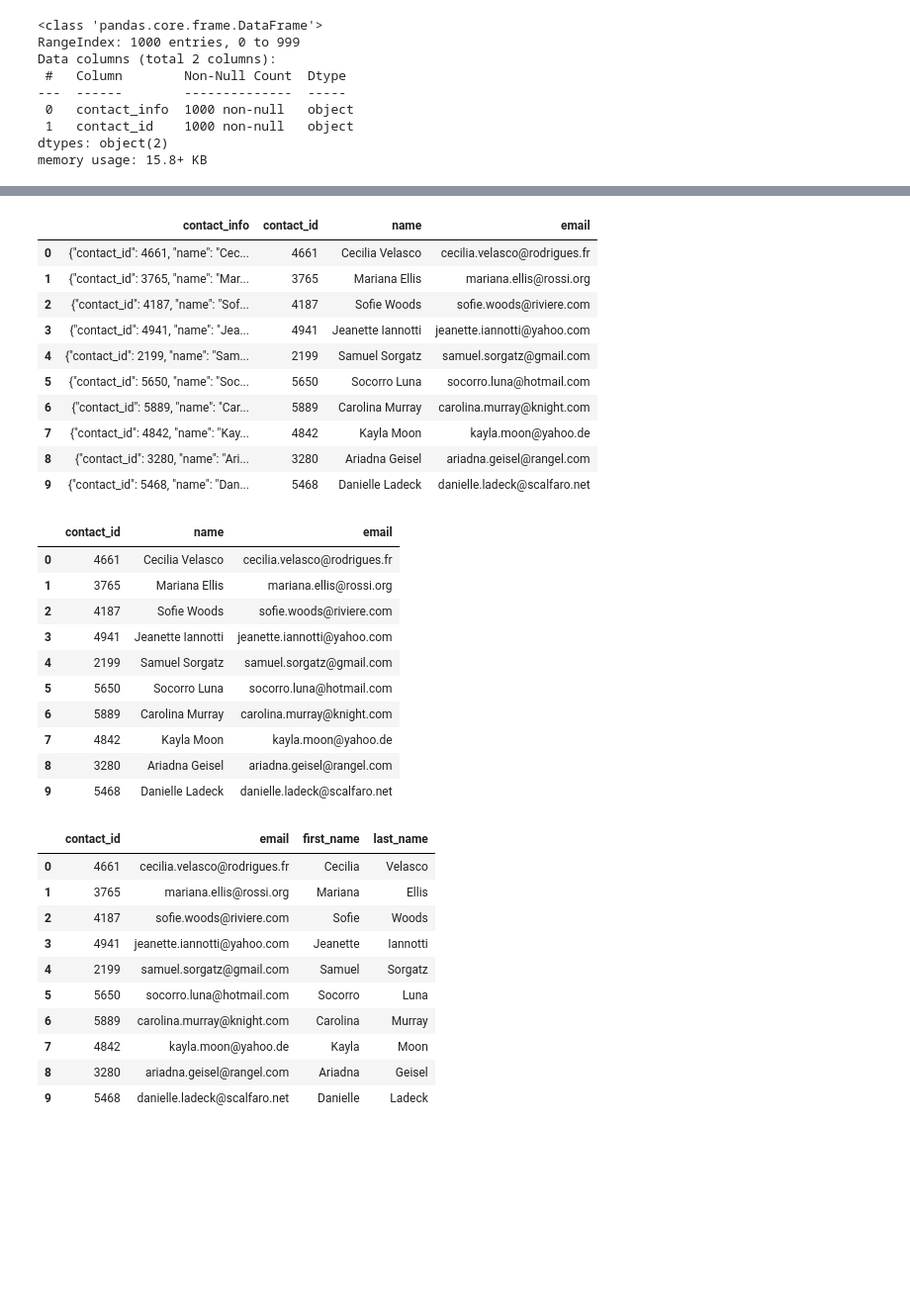
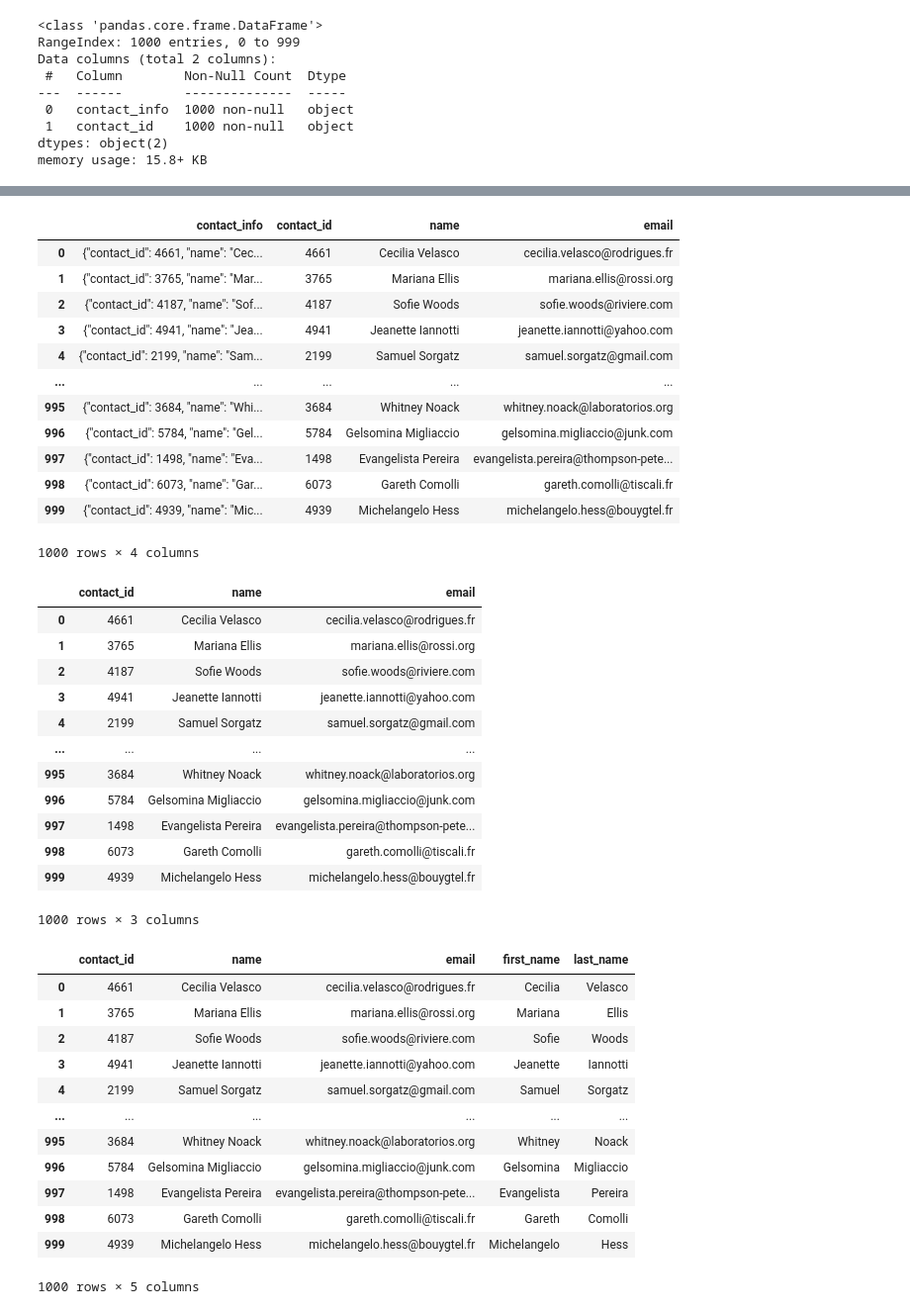
Before and after one commit to andrew-voortman/Crowdfunding_ETL, a Jupyter notebook: Project_Files/ETL_Mini_AVoortman_ABaynard.ipynb, the cells around one changed output, grey strips where cells are left out. Shown at 99% size. Cells and saved outputs as stored; diff of their text form; code cells hidden in the pictures; blank space fills up the shorter version.

```diff
--- a/Project_Files/ETL_Mini_AVoortman_ABaynard.ipynb
+++ b/Project_Files/ETL_Mini_AVoortman_ABaynard.ipynb
@@ -524,4 +524,6 @@ dtypes: object(2)
 memory usage: 15.8+ KB
 # %%
 # Convert the "contact_id" column to an int64 data type.
+contact_info_df_copy['contact_id'] = contact_info_df_copy['contact_id'].astype('int64')
+contact_info_df_copy
 # %% [output]
@@ -537,5 +555,8 @@ memory usage: 15.8+ KB
 # %%
 # Extract the name of the contact and add it to a new column.
+p = r'"name": "(.*?)"'
+contact_info_df_copy['name'] = contact_info_df_copy['contact_info'].str.extract(p)
+contact_info_df_copy
 # %% [output]
 |  | contact_info | contact_id | name |
 | 0 | {"contact_id": 4661, "name": "Cec... | 4661 | Cecilia Velasco |
@@ -551,5 +574,8 @@ memory usage: 15.8+ KB
 # %%
 # Extract the email from the contacts and add the values to a new column.
+p = r'"email": "(.*?)"'
+contact_info_df_copy['email'] = contact_info_df_copy['contact_info'].str.extract(p)
+contact_info_df_copy
 # %% [output]
 |  | contact_info | contact_id | name | email |
 | 0 | {"contact_id": 4661, "name": "Cec... | 4661 | Cecilia Velasco | cecilia.velasco@rodrigues.fr |
@@ -557,13 +583,17 @@ memory usage: 15.8+ KB
 | 2 | {"contact_id": 4187, "name": "Sof... | 4187 | Sofie Woods | sofie.woods@riviere.com |
 | 3 | {"contact_id": 4941, "name": "Jea... | 4941 | Jeanette Iannotti | jeanette.iannotti@yahoo.com |
 | 4 | {"contact_id": 2199, "name": "Sam... | 2199 | Samuel Sorgatz | samuel.sorgatz@gmail.com |
-| 5 | {"contact_id": 5650, "name": "Soc... | 5650 | Socorro Luna | socorro.luna@hotmail.com |
-| 6 | {"contact_id": 5889, "name": "Car... | 5889 | Carolina Murray | carolina.murray@knight.com |
-| 7 | {"contact_id": 4842, "name": "Kay... | 4842 | Kayla Moon | kayla.moon@yahoo.de |
-| 8 | {"contact_id": 3280, "name": "Ari... | 3280 | Ariadna Geisel | ariadna.geisel@rangel.com |
-| 9 | {"contact_id": 5468, "name": "Dan... | 5468 | Danielle Ladeck | danielle.ladeck@scalfaro.net |
+| ... | ... | ... | ... | ... |
+| 995 | {"contact_id": 3684, "name": "Whi... | 3684 | Whitney Noack | whitney.noack@laboratorios.org |
+| 996 | {"contact_id": 5784, "name": "Gel... | 5784 | Gelsomina Migliaccio | gelsomina.migliaccio@junk.com |
+| 997 | {"contact_id": 1498, "name": "Eva... | 1498 | Evangelista Pereira | evangelista.pereira@thompson-pete... |
+| 998 | {"contact_id": 6073, "name": "Gar... | 6073 | Gareth Comolli | gareth.comolli@tiscali.fr |
+| 999 | {"contact_id": 4939, "name": "Mic... | 4939 | Michelangelo Hess | michelangelo.hess@bouygtel.fr |
+1000 rows × 4 columns
 # %%
 # Create a copy of the contact_info_df with the 'contact_id', 'name', 'email' columns.
+contact_info_regex = contact_info_df_copy[['contact_id','name','email']]
+contact_info_regex
 # %% [output]
 |  | contact_id | name | email |
 | 0 | 4661 | Cecilia Velasco | cecilia.velasco@rodrigues.fr |
@@ -571,25 +601,34 @@ memory usage: 15.8+ KB
 | 2 | 4187 | Sofie Woods | sofie.woods@riviere.com |
 | 3 | 4941 | Jeanette Iannotti | jeanette.iannotti@yahoo.com |
 | 4 | 2199 | Samuel Sorgatz | samuel.sorgatz@gmail.com |
-| 5 | 5650 | Socorro Luna | socorro.luna@hotmail.com |
-| 6 | 5889 | Carolina Murray | carolina.murray@knight.com |
-| 7 | 4842 | Kayla Moon | kayla.moon@yahoo.de |
-| 8 | 3280 | Ariadna Geisel | ariadna.geisel@rangel.com |
-| 9 | 5468 | Danielle Ladeck | danielle.ladeck@scalfaro.net |
+| ... | ... | ... | ... |
+| 995 | 3684 | Whitney Noack | whitney.noack@laboratorios.org |
+| 996 | 5784 | Gelsomina Migliaccio | gelsomina.migliaccio@junk.com |
+| 997 | 1498 | Evangelista Pereira | evangelista.pereira@thompson-pete... |
+| 998 | 6073 | Gareth Comolli | gareth.comolli@tiscali.fr |
+| 999 | 4939 | Michelangelo Hess | michelangelo.hess@bouygtel.fr |
+1000 rows × 3 columns
 # %%
+#p1 = r'(.+?\s)'
+#p2 = r'(\s.+?)'
+#contact_info_regex["first_name"] = contact_info_regex["name"].str.extract(p1)
+#contact_info_regex["last_name"] = contact_info_regex["name"].str.extract(p2)
+#contact_info_regex
+
 # Create a "first"name" and "last_name" column with the first and last names from the "name" column.
-
-
-# Drop the contact_name column
+contact_info_regex[['first_name', 'last_name']] = contact_info_regex['name'].str.extract(r'(?P<first_name>\w+)\s+(?P<last_name>\w+)')
+contact_info_regex
 # %% [output]
-|  | contact_id | email | first_name | last_name |
-| 0 | 4661 | cecilia.velasco@rodrigues.fr | Cecilia | Velasco |
-| 1 | 3765 | mariana.ellis@rossi.org | Mariana | Ellis |
-| 2 | 4187 | sofie.woods@riviere.com | Sofie | Woods |
-| 3 | 4941 | jeanette.iannotti@yahoo.com | Jeanette | Iannotti |
-| 4 | 2199 | samuel.sorgatz@gmail.com | Samuel | Sorgatz |
-| 5 | 5650 | socorro.luna@hotmail.com | Socorro | Luna |
-| 6 | 5889 | carolina.murray@knight.com | Carolina | Murray |
-| 7 | 4842 | kayla.moon@yahoo.de | Kayla | Moon |
-| 8 | 3280 | ariadna.geisel@rangel.com | Ariadna | Geisel |
-| 9 | 5468 | danielle.ladeck@scalfaro.net | Danielle | Ladeck |
+|  | contact_id | name | email | first_name | last_name |
+| 0 | 4661 | Cecilia Velasco | cecilia.velasco@rodrigues.fr | Cecilia | Velasco |
+| 1 | 3765 | Mariana Ellis | mariana.ellis@rossi.org | Mariana | Ellis |
+| 2 | 4187 | Sofie Woods | sofie.woods@riviere.com | Sofie | Woods |
+| 3 | 4941 | Jeanette Iannotti | jeanette.iannotti@yahoo.com | Jeanette | Iannotti |
+| 4 | 2199 | Samuel Sorgatz | samuel.sorgatz@gmail.com | Samuel | Sorgatz |
+| ... | ... | ... | ... | ... | ... |
+| 995 | 3684 | Whitney Noack | whitney.noack@laboratorios.org | Whitney | Noack |
+| 996 | 5784 | Gelsomina Migliaccio | gelsomina.migliaccio@junk.com | Gelsomina | Migliaccio |
+| 997 | 1498 | Evangelista Pereira | evangelista.pereira@thompson-pete... | Evangelista | Pereira |
+| 998 | 6073 | Gareth Comolli | gareth.comolli@tiscali.fr | Gareth | Comolli |
+| 999 | 4939 | Michelangelo Hess | michelangelo.hess@bouygtel.fr | Michelangelo | Hess |
+1000 rows × 5 columns
```
Also changed, not shown: parts of 21 cells of this notebook, 2 other files.
